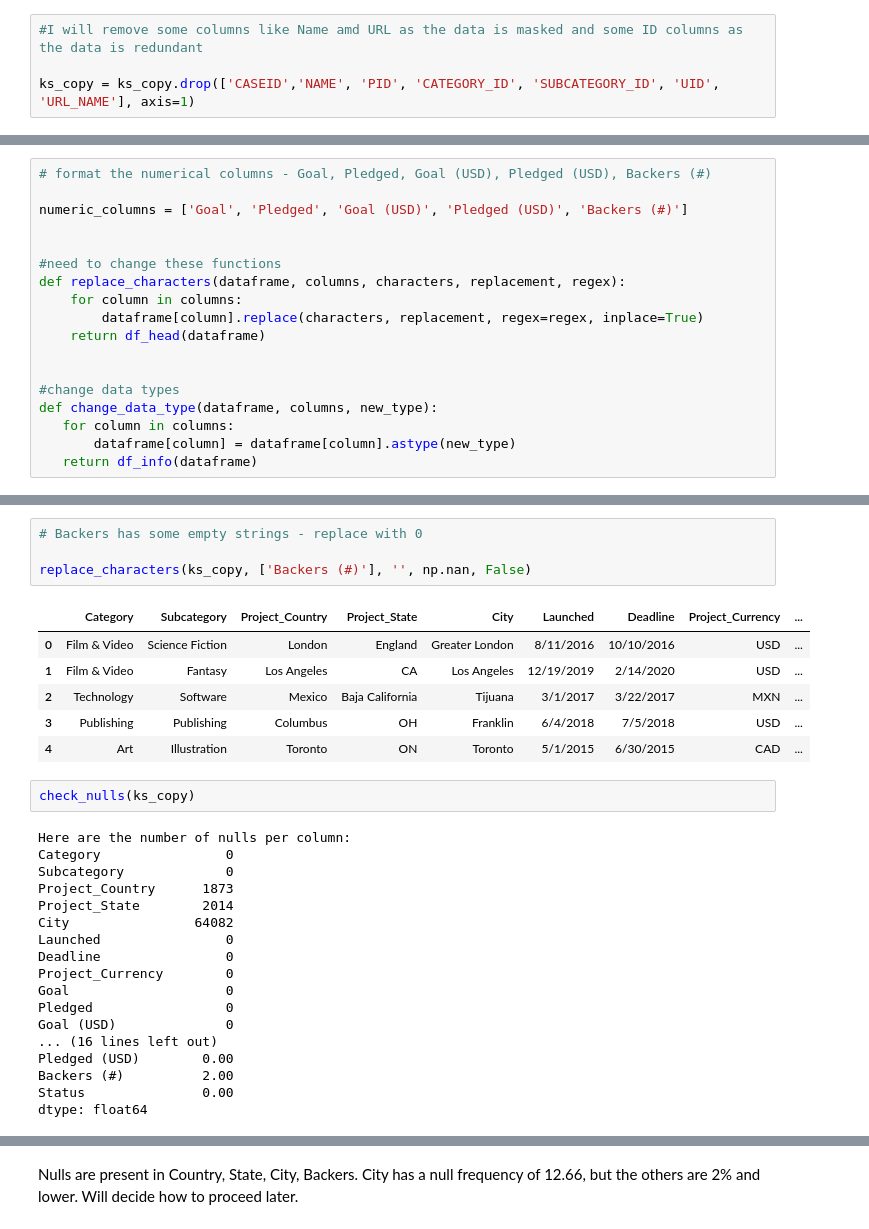
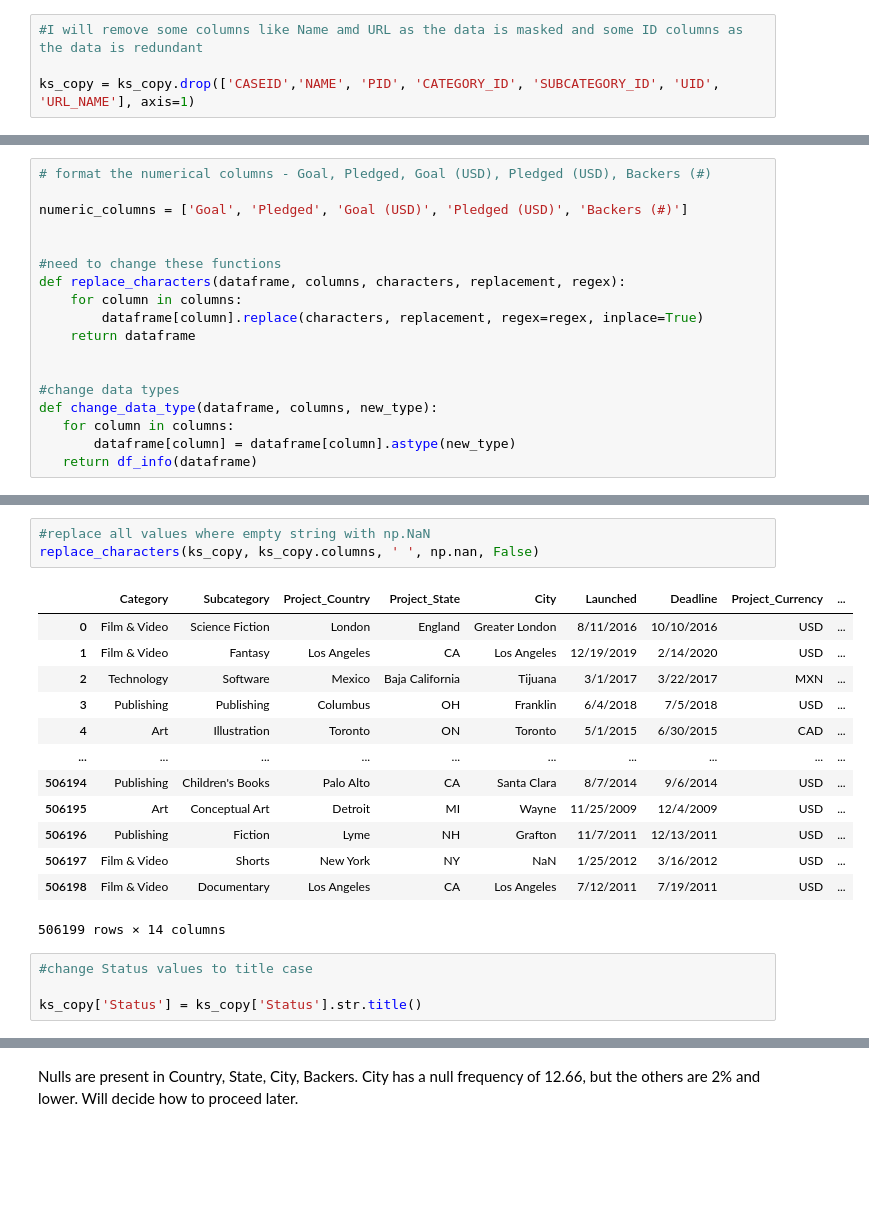
Before and after one commit to SBangarh/Kickstarter_analysis, a Jupyter notebook: eda.ipynb, the cells around one changed output, grey strips where cells are left out. Drawn from its saved outputs; the diff is of its cells as text; blank space fills up the shorter version.

```diff
--- a/eda.ipynb
+++ b/eda.ipynb
@@ -169,7 +187,7 @@ numeric_columns = ['Goal', 'Pledged', 'Goal (USD)', 'Pledged (USD)', 'Backers (#
 def replace_characters(dataframe, columns, characters, replacement, regex):
     for column in columns:
         dataframe[column].replace(characters, replacement, regex=regex, inplace=True)
-    return df_head(dataframe)
+    return dataframe
 
 
 #change data types
@@ -206,31 +232,21 @@ replace_characters(ks_copy, space_columns, ' ', np.nan, False)
 # %%
-# Backers has some empty strings - replace with 0
-
-replace_characters(ks_copy, ['Backers (#)'], '', np.nan, False)
+#replace all values where empty string with np.NaN
+replace_characters(ks_copy, ks_copy.columns, ' ', np.nan, False)
 # %% [output]
 |  | Category | Subcategory | Project_Country | Project_State | City | Launched | Deadline | Project_Currency | ... |
 | 0 | Film & Video | Science Fiction | London | England | Greater London | 8/11/2016 | 10/10/2016 | USD | ... |
 | 1 | Film & Video | Fantasy | Los Angeles | CA | Los Angeles | 12/19/2019 | 2/14/2020 | USD | ... |
 | 2 | Technology | Software | Mexico | Baja California | Tijuana | 3/1/2017 | 3/22/2017 | MXN | ... |
 | 3 | Publishing | Publishing | Columbus | OH | Franklin | 6/4/2018 | 7/5/2018 | USD | ... |
 | 4 | Art | Illustration | Toronto | ON | Toronto | 5/1/2015 | 6/30/2015 | CAD | ... |
+| ... | ... | ... | ... | ... | ... | ... | ... | ... | ... |
+| 506194 | Publishing | Children's Books | Palo Alto | CA | Santa Clara | 8/7/2014 | 9/6/2014 | USD | ... |
+| 506195 | Art | Conceptual Art | Detroit | MI | Wayne | 11/25/2009 | 12/4/2009 | USD | ... |
+| 506196 | Publishing | Fiction | Lyme | NH | Grafton | 11/7/2011 | 12/13/2011 | USD | ... |
+| 506197 | Film & Video | Shorts | New York | NY | NaN | 1/25/2012 | 3/16/2012 | USD | ... |
+| 506198 | Film & Video | Documentary | Los Angeles | CA | Los Angeles | 7/12/2011 | 7/19/2011 | USD | ... |
+506199 rows × 14 columns
-# %%
-check_nulls(ks_copy)
-# %% [output]
-Here are the number of nulls per column:
-Category                0
-Subcategory             0
-Project_Country      1873
-Project_State        2014
-City                64082
-Launched                0
-Deadline                0
-Project_Currency        0
-Goal                    0
-Pledged                 0
-Goal (USD)              0
-... (16 lines left out)
-Pledged (USD)        0.00
-Backers (#)          2.00
-Status               0.00
-dtype: float64
+# %%
+#change Status values to title case
+
+ks_copy['Status'] = ks_copy['Status'].str.title()
```
Also changed, not shown: parts of 83 cells of this notebook.
